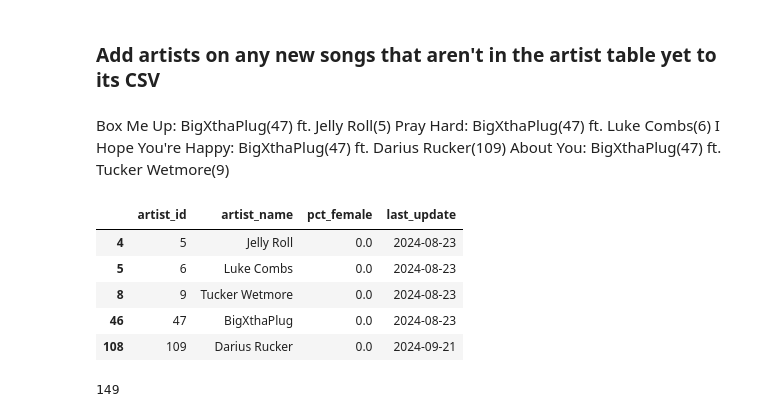
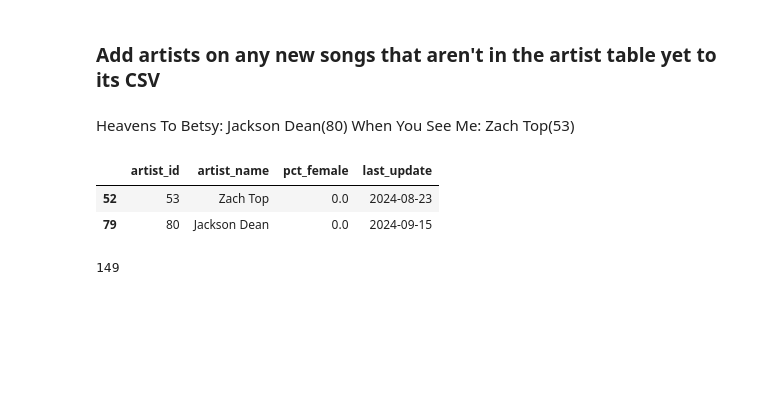
Before and after one commit to jwmanahan/billboard, a Jupyter notebook: add_new_week.ipynb, the cells around one changed output. Saved outputs shown, nothing was run; the diff lists cells and outputs as text; code cells hidden in the pictures; blank space fills up the shorter version.

```diff
--- a/add_new_week.ipynb
+++ b/add_new_week.ipynb
@@ -145,28 +145,20 @@ print(list(new_song_to_rank.keys()))
 # %% [markdown]
 ### Add artists on any new songs that aren't in the artist table yet to its CSV
 # %% [markdown]
-Box Me Up: BigXthaPlug(47) ft. Jelly Roll(5)
-Pray Hard: BigXthaPlug(47) ft. Luke Combs(6)
-I Hope You're Happy: BigXthaPlug(47) ft. Darius Rucker(109)
-About You: BigXthaPlug(47) ft. Tucker Wetmore(9)
+Heavens To Betsy: Jackson Dean(80)
+When You See Me: Zach Top(53)
 # %%
 df_artist = pd.read_csv('source_data/artist.csv')
 # %%
 new_song_artists = [
-    'BigXthaPlug'
-    , 'Jelly Roll'
-    , 'Luke Combs'
-    , 'Darius Rucker'
-    , 'Tucker Wetmore'
+    'Jackson Dean'
+    , 'Zach Top'
 ]
 df_artist[df_artist['artist_name'].isin(new_song_artists)]
 # %% [output]
 |  | artist_id | artist_name | pct_female | last_update |
-| 4 | 5 | Jelly Roll | 0.0 | 2024-08-23 |
-| 5 | 6 | Luke Combs | 0.0 | 2024-08-23 |
-| 8 | 9 | Tucker Wetmore | 0.0 | 2024-08-23 |
-| 46 | 47 | BigXthaPlug | 0.0 | 2024-08-23 |
-| 108 | 109 | Darius Rucker | 0.0 | 2024-09-21 |
+| 52 | 53 | Zach Top | 0.0 | 2024-08-23 |
+| 79 | 80 | Jackson Dean | 0.0 | 2024-09-15 |
 # %%
 df_artist['artist_id'].max()
 # %% [output]
```
Also changed, not shown: parts of 24 cells of this notebook, 5 other files.
